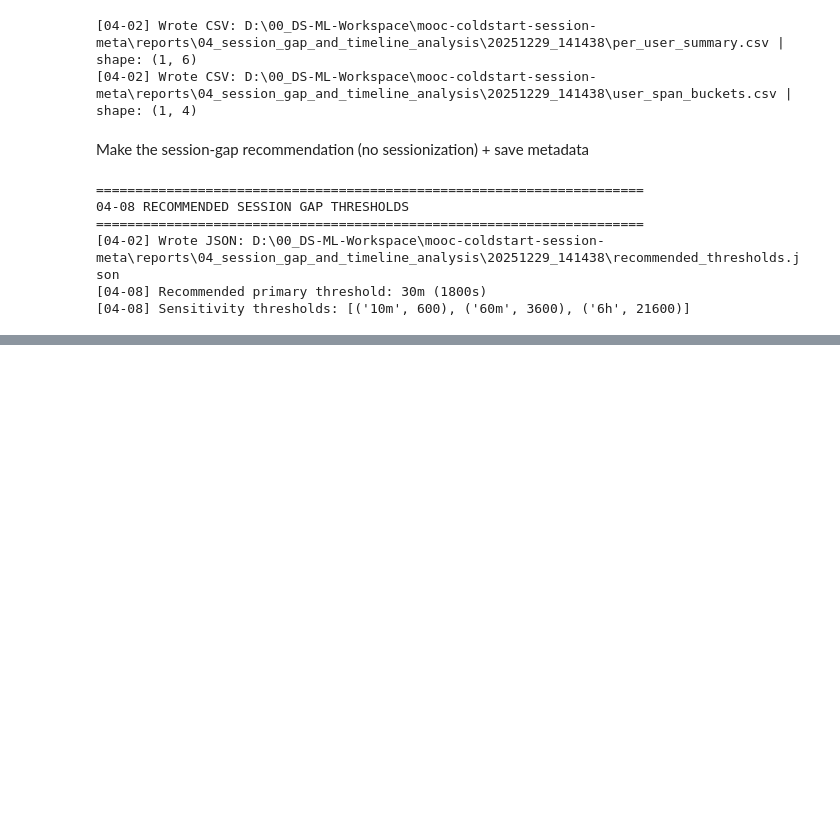
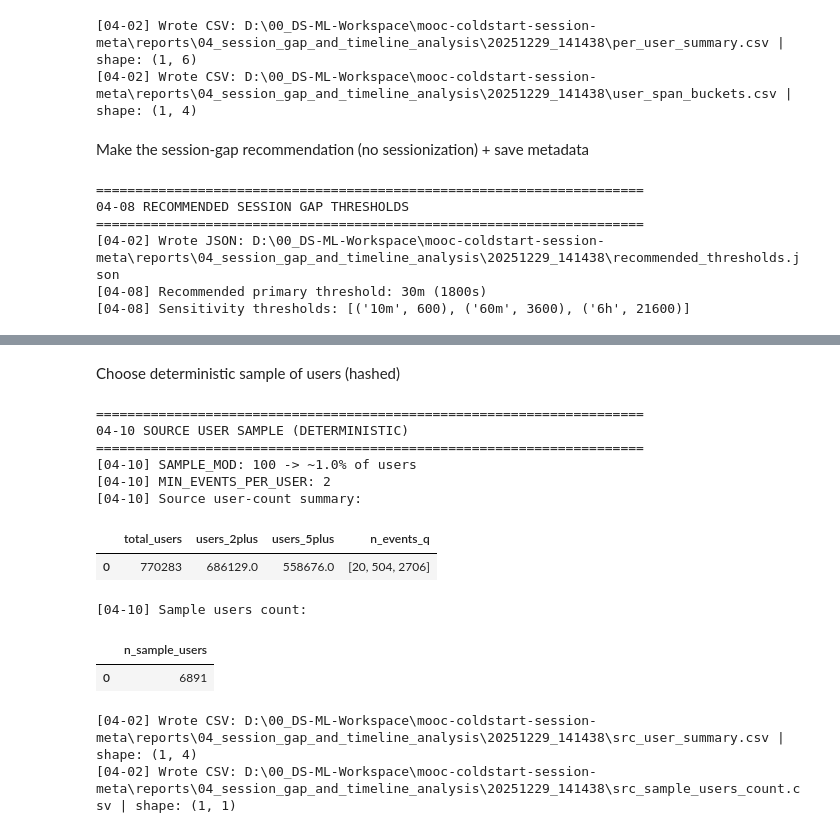
Before and after one commit to jamalla/mooc-coldstart-session-meta, a Jupyter notebook: notebooks/04_session_gap_and_timeline_analysis.ipynb, the cells around one changed output, grey strips where cells are left out. Cells and saved outputs as stored; diff of their text form; code cells hidden in the pictures; blank space fills up the shorter version.

```diff
--- a/notebooks/04_session_gap_and_timeline_analysis.ipynb
+++ b/notebooks/04_session_gap_and_timeline_analysis.ipynb
@@ -505,0 +559,69 @@ print("[04-08] Sensitivity thresholds:", list(zip(recommended["sensitivity_thres
+# %% [markdown]
+Choose deterministic sample of users (hashed)
+# %%
+# [CELL 04-10] Sample users deterministically (hashed) for gap analysis
+# Reason: full gap computation on ~155M events can be too heavy locally.
+# Sampling is deterministic and reproducible.
+
+print("\n" + "="*70)
+print("04-10 SOURCE USER SAMPLE (DETERMINISTIC)")
+print("="*70)
+
+SAMPLE_MOD = 100   # 1% users (approx). Try 50 (2%) or 20 (5%) if you want more.
+MIN_EVENTS_PER_USER = 2
+
+print("[04-10] SAMPLE_MOD:", SAMPLE_MOD, f"-> ~{100/SAMPLE_MOD:.1f}% of users")
+print("[04-10] MIN_EVENTS_PER_USER:", MIN_EVENTS_PER_USER)
+
+# Build per-user counts (needed to enforce >=2 events and to know sample size)
+# NOTE: This is an aggregation over src; DuckDB should stream this from parquet.
+con.execute("DROP VIEW IF EXISTS src_user_counts;")
+con.execute("""
+CREATE OR REPLACE VIEW src_user_counts AS
+SELECT user_id, COUNT(*) AS n_events
+FROM src
+GROUP BY 1;
+""")
+
+src_user_summary = con.execute("""
+SELECT
+  COUNT(*) AS total_users,
+  SUM(CASE WHEN n_events >= 2 THEN 1 ELSE 0 END) AS users_2plus,
+  SUM(CASE WHEN n_events >= 5 THEN 1 ELSE 0 END) AS users_5plus,
+  approx_quantile(n_events, [0.5, 0.9, 0.99]) AS n_events_q
+FROM src_user_counts;
+""").df()
+
+print("[04-10] Source user-count summary:")
+display(src_user_summary)
+
+# Deterministic hash-based sampling among users_2plus
+con.execute("DROP TABLE IF EXISTS src_sample_users;")
+con.execute(f"""
+CREATE TABLE src_sample_users AS
+SELECT user_id
+FROM src_user_counts
+WHERE n_events >= {MIN_EVENTS_PER_USER}
+  AND (abs(hash(user_id)) % {SAMPLE_MOD}) = 0;
+""")
+
+sample_n = con.execute("SELECT COUNT(*) AS n_sample_users FROM src_sample_users;").df()
+print("[04-10] Sample users count:")
+display(sample_n)
+
+save_df_csv(RUN_REPORT_DIR / "src_user_summary.csv", src_user_summary)
+save_df_csv(RUN_REPORT_DIR / "src_sample_users_count.csv", sample_n)
+# %% [output]
+======================================================================
+04-10 SOURCE USER SAMPLE (DETERMINISTIC)
+======================================================================
+[04-10] SAMPLE_MOD: 100 -> ~1.0% of users
+[04-10] MIN_EVENTS_PER_USER: 2
+[04-10] Source user-count summary:
+|  | total_users | users_2plus | users_5plus | n_events_q |
+| 0 | 770283 | 686129.0 | 558676.0 | [20, 504, 2706] |
+[04-10] Sample users count:
+|  | n_sample_users |
+| 0 | 6891 |
+[04-02] Wrote CSV: D:\00_DS-ML-Workspace\mooc-coldstart-session-meta\reports\04_session_gap_and_timeline_analysis\20251229_141438\src_user_summary.csv | shape: (1, 4)
+[04-02] Wrote CSV: D:\00_DS-ML-Workspace\mooc-coldstart-session-meta\reports\04_session_gap_and_timeline_analysis\20251229_141438\src_sample_users_count.csv | shape: (1, 1)
```
Also changed, not shown: parts of 8 cells of this notebook.
